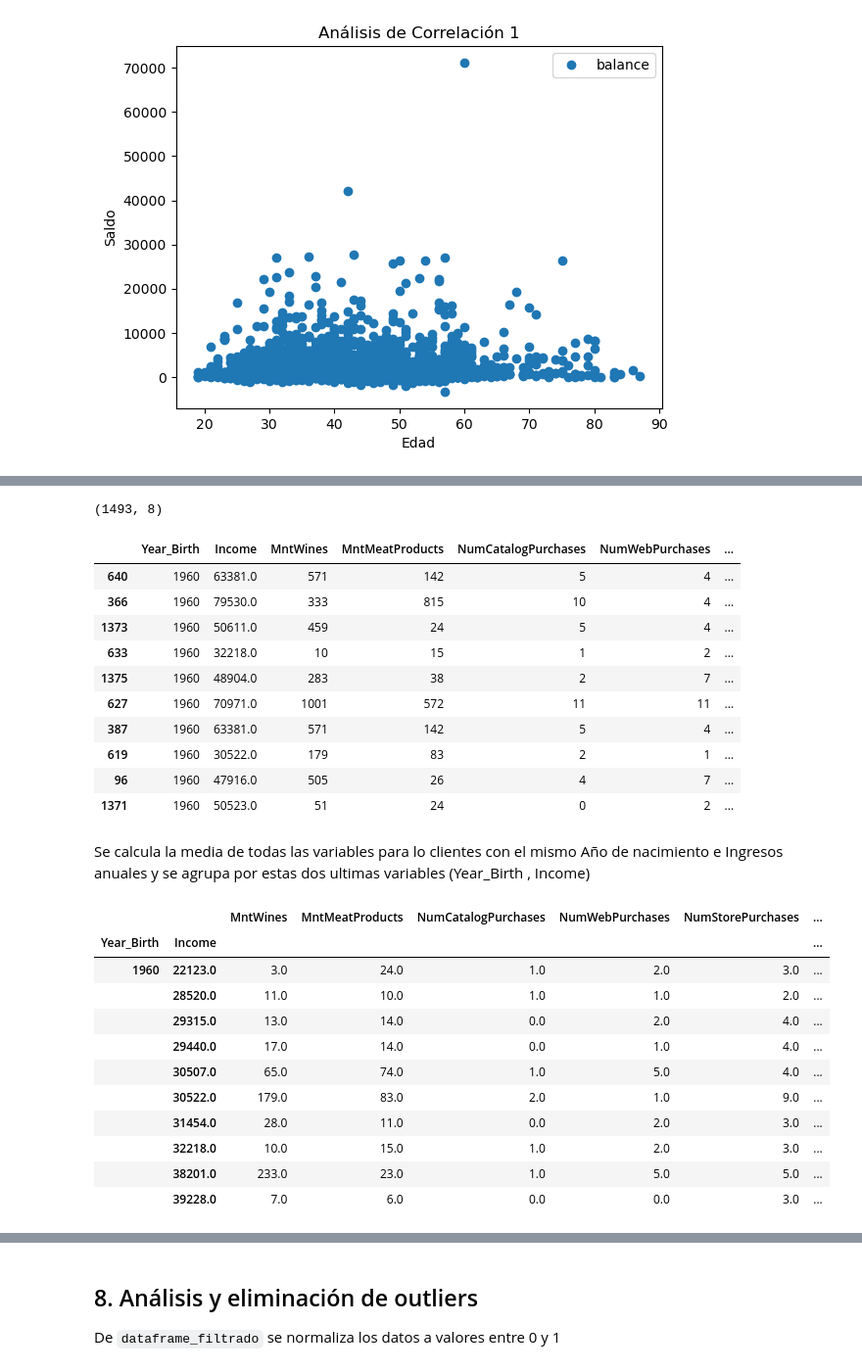
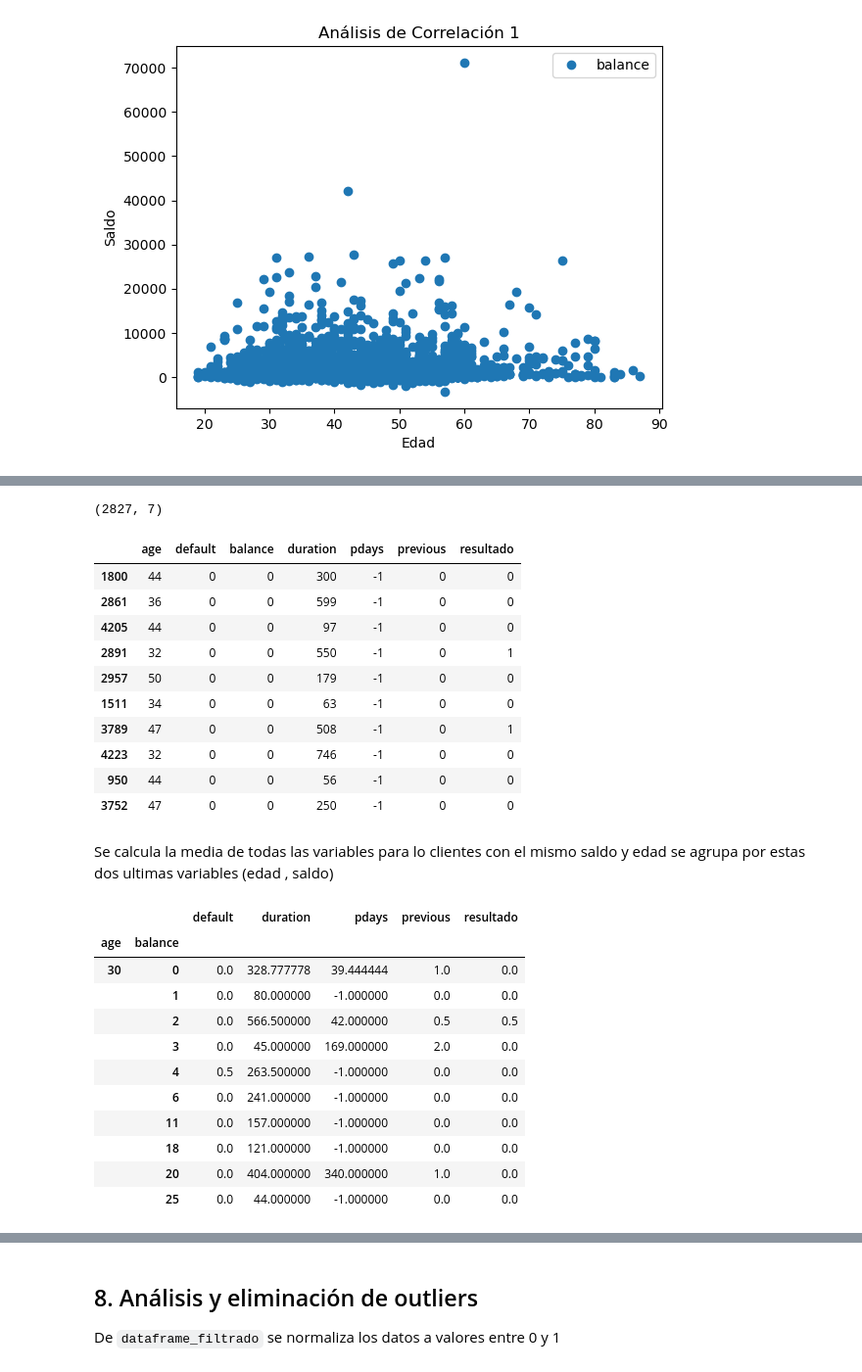
Before and after one commit to juandtap/IA_practica_01, a Jupyter notebook: practica_1_analisis_exploratorio_de_datos.ipynb, the cells around one changed output, grey strips where cells are left out. Shown at 98% size. Drawn from its saved outputs; the diff is of its cells as text; code cells hidden in the pictures.

```diff
--- a/practica_1_analisis_exploratorio_de_datos.ipynb
+++ b/practica_1_analisis_exploratorio_de_datos.ipynb
@@ -204,0 +199,5 @@ Name: count, dtype: int64
+# %%
+dataframe['default'] = dataframe['default'].map({'yes' : 1, 'no' : 0})
+dataframe['housing'] = dataframe['housing'].map({'yes' : 1, 'no' : 0})
+dataframe['loan'] = dataframe['loan'].map({'yes' : 1, 'no' : 0})
+dataframe.head()
@@ -453,6 +598,6 @@ Selección de variables según el análisis de correlación
 # %%
 
-variables_seleccionadas = ['Year_Birth', 'Income', 'MntWines', 'MntMeatProducts', 'NumCatalogPurchases', 'NumWebPurchases', 'NumStorePurchases',  'Response']
+variables_seleccionadas = ["age","default","balance", "duration", "pdays", "previous","resultado"]
 dataframe_nuevo = dataframe[variables_seleccionadas]
 print(dataframe_nuevo.shape)
 dataframe_nuevo.head()
@@ -471,5 +616,5 @@ Se ordena el nuevo dataframe por la variable Year_Birth (Año Nacimiento)
 # %%
-dataframe_tratamiento = dataframe_nuevo.sort_values(by=['Year_Birth'])
+dataframe_tratamiento = dataframe_nuevo.sort_values(by=['balance'])
 print(dataframe_tratamiento.shape)
 dataframe_tratamiento.head()
 # %% [output]
@@ -486,48 +631,48 @@ dataframe_tratamiento.head()
 para los valores maximos y minimos de las variables se toma como referencia el grafico de correlacion 1 (2 variables)
 # %%
 
-# limits de valores para 'Income'
-income_min = 20000
-income_max = 100000
-# limites de valores para 'Year_Birth'
-year_min = 1960
-year_max = 1990
+# limits de valores para 'Saldo'
+balance_min = 0
+balance_max = 15000
+# limites de valores para 'edad'
+age_min = 30
+age_max = 50
 
-dataframe_filtrado = dataframe_tratamiento.loc[(dataframe_tratamiento['Year_Birth'] >= year_min) &  (dataframe_tratamiento['Year_Birth'] <= year_max)]
-dataframe_filtrado = dataframe_filtrado.loc[(dataframe_tratamiento['Income'] >= income_min) &  (dataframe_tratamiento['Income'] <= income_max)]
+dataframe_filtrado = dataframe_tratamiento.loc[(dataframe_tratamiento['age'] >= age_min) &  (dataframe_tratamiento['age'] <= age_max)]
+dataframe_filtrado = dataframe_filtrado.loc[(dataframe_tratamiento['balance'] >= balance_min) &  (dataframe_tratamiento['balance'] <= balance_max)]
 print(dataframe_filtrado.shape)
 dataframe_filtrado.head(10)
 # %% [output]
-(1493, 8)
+(2827, 7)
-|  | Year_Birth | Income | MntWines | MntMeatProducts | NumCatalogPurchases | NumWebPurchases | ... |
-| 640 | 1960 | 63381.0 | 571 | 142 | 5 | 4 | ... |
-| 366 | 1960 | 79530.0 | 333 | 815 | 10 | 4 | ... |
-| 1373 | 1960 | 50611.0 | 459 | 24 | 5 | 4 | ... |
-| 633 | 1960 | 32218.0 | 10 | 15 | 1 | 2 | ... |
-| 1375 | 1960 | 48904.0 | 283 | 38 | 2 | 7 | ... |
-| 627 | 1960 | 70971.0 | 1001 | 572 | 11 | 11 | ... |
-| 387 | 1960 | 63381.0 | 571 | 142 | 5 | 4 | ... |
-| 619 | 1960 | 30522.0 | 179 | 83 | 2 | 1 | ... |
-| 96 | 1960 | 47916.0 | 505 | 26 | 4 | 7 | ... |
-| 1371 | 1960 | 50523.0 | 51 | 24 | 0 | 2 | ... |
+|  | age | default | balance | duration | pdays | previous | resultado |
+| 1800 | 44 | 0 | 0 | 300 | -1 | 0 | 0 |
+| 2861 | 36 | 0 | 0 | 599 | -1 | 0 | 0 |
+| 4205 | 44 | 0 | 0 | 97 | -1 | 0 | 0 |
+| 2891 | 32 | 0 | 0 | 550 | -1 | 0 | 1 |
+| 2957 | 50 | 0 | 0 | 179 | -1 | 0 | 0 |
+| 1511 | 34 | 0 | 0 | 63 | -1 | 0 | 0 |
+| 3789 | 47 | 0 | 0 | 508 | -1 | 0 | 1 |
+| 4223 | 32 | 0 | 0 | 746 | -1 | 0 | 0 |
+| 950 | 44 | 0 | 0 | 56 | -1 | 0 | 0 |
+| 3752 | 47 | 0 | 0 | 250 | -1 | 0 | 0 |
 # %% [markdown]
-Se calcula la media de todas las variables para lo clientes con el mismo Año de nacimiento e Ingresos anuales y
-se agrupa por estas dos ultimas variables (Year_Birth , Income)
+Se calcula la media de todas las variables para lo clientes con el mismo saldo y edad
+se agrupa por estas dos ultimas variables (edad , saldo)
 # %%
-dataframe_segmento = dataframe_filtrado.groupby(['Year_Birth','Income'])
+dataframe_segmento = dataframe_filtrado.groupby(['age','balance'])
 dataframe_segmento = dataframe_segmento.mean()
 dataframe_segmento.head(10)
 # %% [output]
-|  |  | MntWines | MntMeatProducts | NumCatalogPurchases | NumWebPurchases | NumStorePurchases | ... |
-| Year_Birth | Income |  |  |  |  |  | ... |
-| 1960 | 22123.0 | 3.0 | 24.0 | 1.0 | 2.0 | 3.0 | ... |
-|  | 28520.0 | 11.0 | 10.0 | 1.0 | 1.0 | 2.0 | ... |
-|  | 29315.0 | 13.0 | 14.0 | 0.0 | 2.0 | 4.0 | ... |
-|  | 29440.0 | 17.0 | 14.0 | 0.0 | 1.0 | 4.0 | ... |
-|  | 30507.0 | 65.0 | 74.0 | 1.0 | 5.0 | 4.0 | ... |
-|  | 30522.0 | 179.0 | 83.0 | 2.0 | 1.0 | 9.0 | ... |
-|  | 31454.0 | 28.0 | 11.0 | 0.0 | 2.0 | 3.0 | ... |
-|  | 32218.0 | 10.0 | 15.0 | 1.0 | 2.0 | 3.0 | ... |
-|  | 38201.0 | 233.0 | 23.0 | 1.0 | 5.0 | 5.0 | ... |
-|  | 39228.0 | 7.0 | 6.0 | 0.0 | 0.0 | 3.0 | ... |
+|  |  | default | duration | pdays | previous | resultado |
+| age | balance |  |  |  |  |  |
+| 30 | 0 | 0.0 | 328.777778 | 39.444444 | 1.0 | 0.0 |
+|  | 1 | 0.0 | 80.000000 | -1.000000 | 0.0 | 0.0 |
+|  | 2 | 0.0 | 566.500000 | 42.000000 | 0.5 | 0.5 |
+|  | 3 | 0.0 | 45.000000 | 169.000000 | 2.0 | 0.0 |
+|  | 4 | 0.5 | 263.500000 | -1.000000 | 0.0 | 0.0 |
+|  | 6 | 0.0 | 241.000000 | -1.000000 | 0.0 | 0.0 |
+|  | 11 | 0.0 | 157.000000 | -1.000000 | 0.0 | 0.0 |
+|  | 18 | 0.0 | 121.000000 | -1.000000 | 0.0 | 0.0 |
+|  | 20 | 0.0 | 404.000000 | 340.000000 | 1.0 | 0.0 |
+|  | 25 | 0.0 | 44.000000 | -1.000000 | 0.0 | 0.0 |
 # %% [markdown]
```
Also changed, not shown: parts of 58 cells of this notebook.
